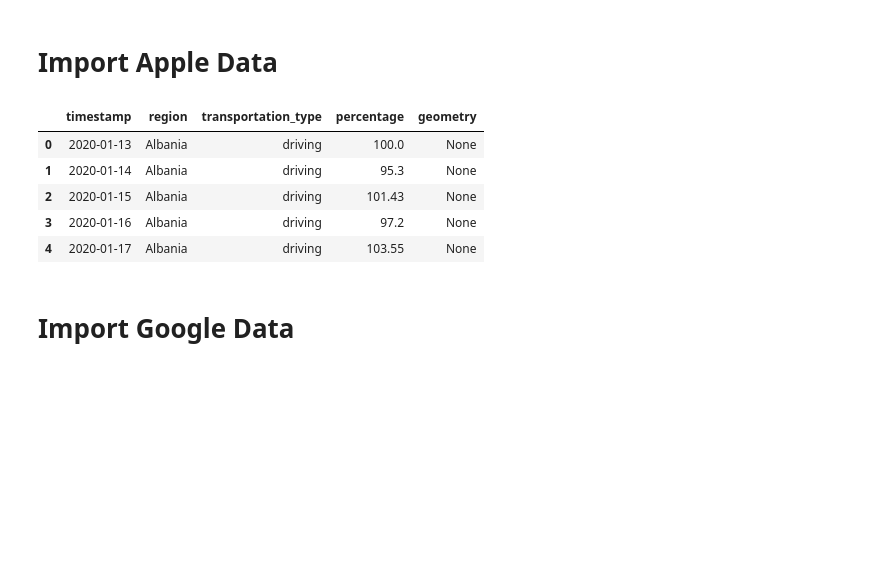
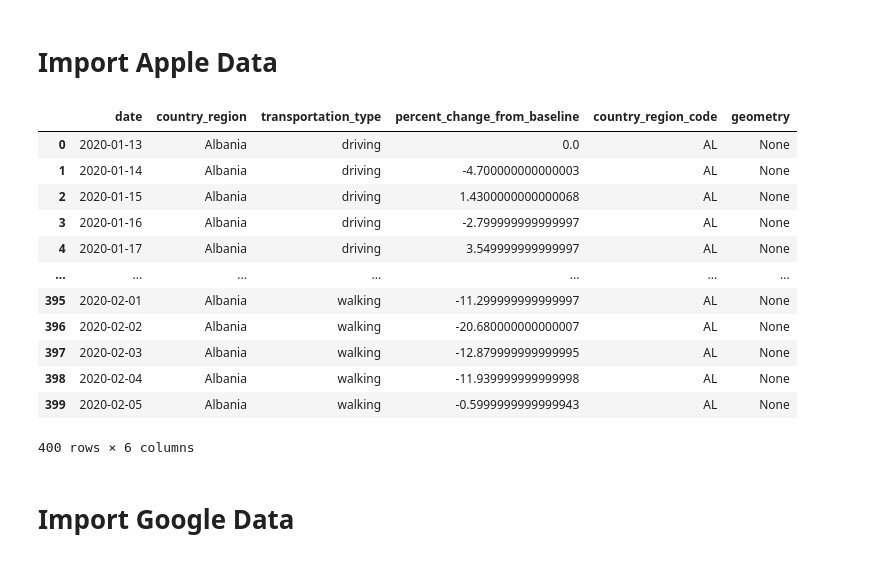
Before and after one commit to pwl482/home_squad, a Jupyter notebook: Combine_Data_and_Export.ipynb, the cells around one changed output. Saved outputs shown, nothing was run; the diff lists cells and outputs as text; code cells hidden in the pictures; blank space fills up the shorter version.

```diff
--- a/Combine_Data_and_Export.ipynb
+++ b/Combine_Data_and_Export.ipynb
@@ -28,15 +38,22 @@ df_shapes[df_shapes["name"]=="Germany"].plot()
 # %% [markdown]
 # Import Apple Data
 # %%
-df_apple = gpd.read_file(r"D:\GeospacialDBs_Data\AppleMobilityData_reshaped.csv")
-df_apple.head(5)
+df_apple = gpd.read_file(r'GeospacialDBs_Data/AppleMobilityData_reshaped.csv')
+df_apple.head(400)
 # %% [output]
-|  | timestamp | region | transportation_type | percentage | geometry |
-| 0 | 2020-01-13 | Albania | driving | 100.0 | None |
-| 1 | 2020-01-14 | Albania | driving | 95.3 | None |
-| 2 | 2020-01-15 | Albania | driving | 101.43 | None |
-| 3 | 2020-01-16 | Albania | driving | 97.2 | None |
-| 4 | 2020-01-17 | Albania | driving | 103.55 | None |
+|  | date | country_region | transportation_type | percent_change_from_baseline | country_region_code | geometry |
+| 0 | 2020-01-13 | Albania | driving | 0.0 | AL | None |
+| 1 | 2020-01-14 | Albania | driving | -4.700000000000003 | AL | None |
+| 2 | 2020-01-15 | Albania | driving | 1.4300000000000068 | AL | None |
+| 3 | 2020-01-16 | Albania | driving | -2.799999999999997 | AL | None |
+| 4 | 2020-01-17 | Albania | driving | 3.549999999999997 | AL | None |
+| ... | ... | ... | ... | ... | ... | ... |
+| 395 | 2020-02-01 | Albania | walking | -11.299999999999997 | AL | None |
+| 396 | 2020-02-02 | Albania | walking | -20.680000000000007 | AL | None |
+| 397 | 2020-02-03 | Albania | walking | -12.879999999999995 | AL | None |
+| 398 | 2020-02-04 | Albania | walking | -11.939999999999998 | AL | None |
+| 399 | 2020-02-05 | Albania | walking | -0.5999999999999943 | AL | None |
+400 rows × 6 columns
 # %% [markdown]
 # Import Google Data
 # %%
```
Also changed, not shown: parts of 14 cells of this notebook, 1 other file.
